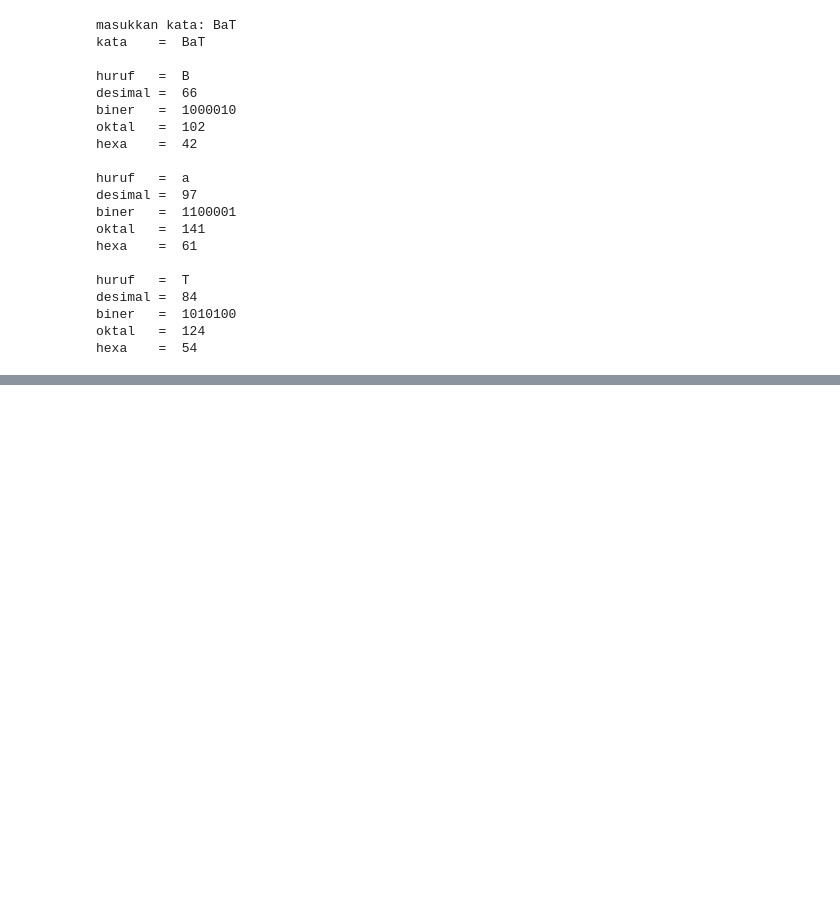
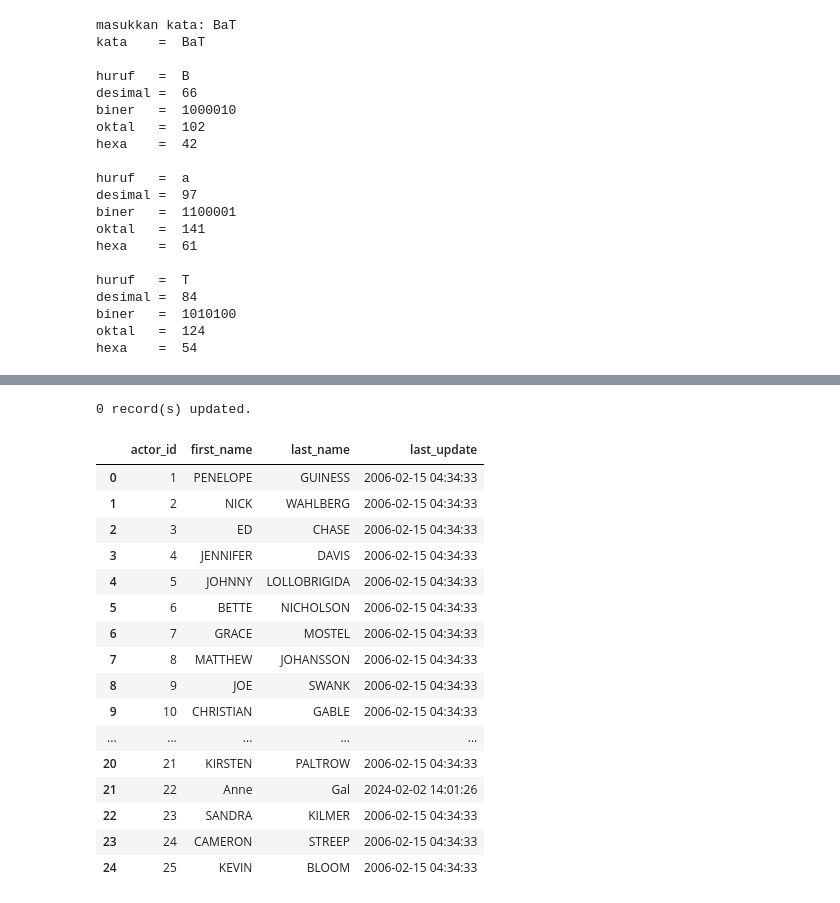
Before and after one commit to ImIm20/tugas, a Jupyter notebook: Tugas Python.ipynb, the cells around one changed output, grey strips where cells are left out. Saved outputs shown, nothing was run; the diff lists cells and outputs as text; code cells hidden in the pictures; blank space fills up the shorter version.

```diff
--- a/Tugas Python.ipynb
+++ b/Tugas Python.ipynb
@@ -165,0 +290,7 @@ hexa    =  54
+# %%
+mydb = mysql.connector.connect(host="localhost",
+                               user="root",
+                               password="",
+                               database="sakila"
+)
+mycursor = mydb.cursor()
@@ -165,0 +376,34 @@ hexa    =  54
+# %%
+sql = "UPDATE actor SET first_name=%s, last_name=%s WHERE actor_id=%s"
+val = ("Anne", "Gal", 22)
+mycursor.execute(sql, val)
+
+mydb.commit()
+
+sql_query = pd.read_sql_query ('''
+                               SELECT
+                               *
+                               FROM actor
+                               ''', mydb)
+
+df = pd.DataFrame(sql_query, columns = ['actor_id', 'first_name', 'last_name', 'last_update'])
+df.head(25)
+# %% [output]
+0 record(s) updated.
+|  | actor_id | first_name | last_name | last_update |
+| 0 | 1 | PENELOPE | GUINESS | 2006-02-15 04:34:33 |
+| 1 | 2 | NICK | WAHLBERG | 2006-02-15 04:34:33 |
+| 2 | 3 | ED | CHASE | 2006-02-15 04:34:33 |
+| 3 | 4 | JENNIFER | DAVIS | 2006-02-15 04:34:33 |
+| 4 | 5 | JOHNNY | LOLLOBRIGIDA | 2006-02-15 04:34:33 |
+| 5 | 6 | BETTE | NICHOLSON | 2006-02-15 04:34:33 |
+| 6 | 7 | GRACE | MOSTEL | 2006-02-15 04:34:33 |
+| 7 | 8 | MATTHEW | JOHANSSON | 2006-02-15 04:34:33 |
+| 8 | 9 | JOE | SWANK | 2006-02-15 04:34:33 |
+| 9 | 10 | CHRISTIAN | GABLE | 2006-02-15 04:34:33 |
+| ... | ... | ... | ... | ... |
+| 20 | 21 | KIRSTEN | PALTROW | 2006-02-15 04:34:33 |
+| 21 | 22 | Anne | Gal | 2024-02-02 14:01:26 |
+| 22 | 23 | SANDRA | KILMER | 2006-02-15 04:34:33 |
+| 23 | 24 | CAMERON | STREEP | 2006-02-15 04:34:33 |
+| 24 | 25 | KEVIN | BLOOM | 2006-02-15 04:34:33 |
```
Also changed, not shown: parts of 36 cells of this notebook, 3 other files.
